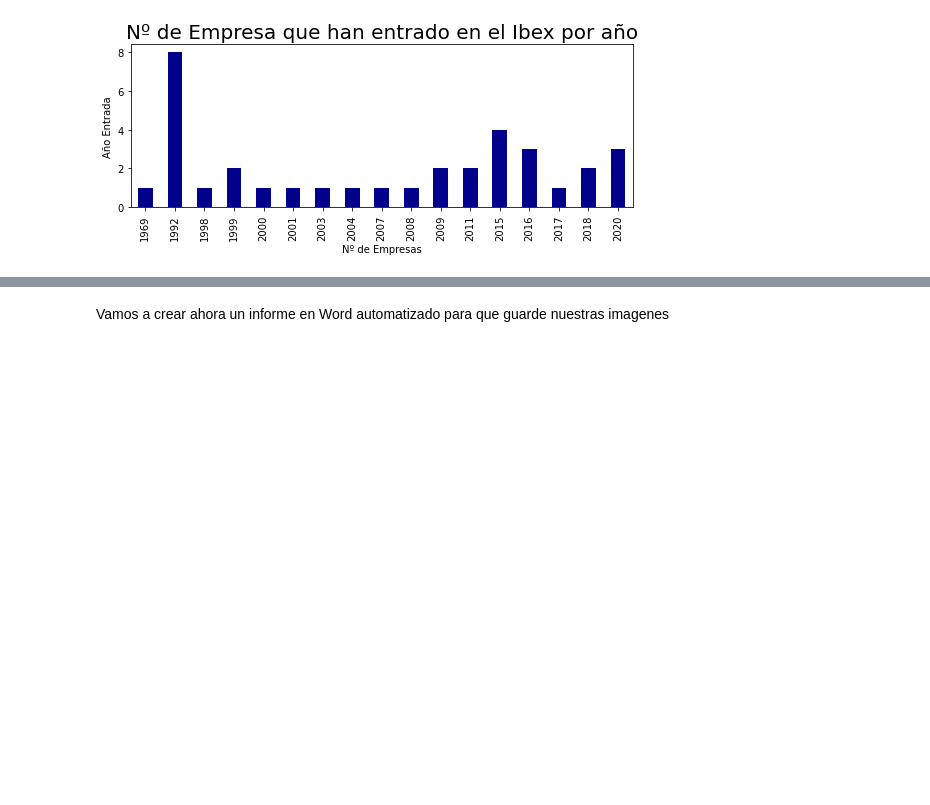
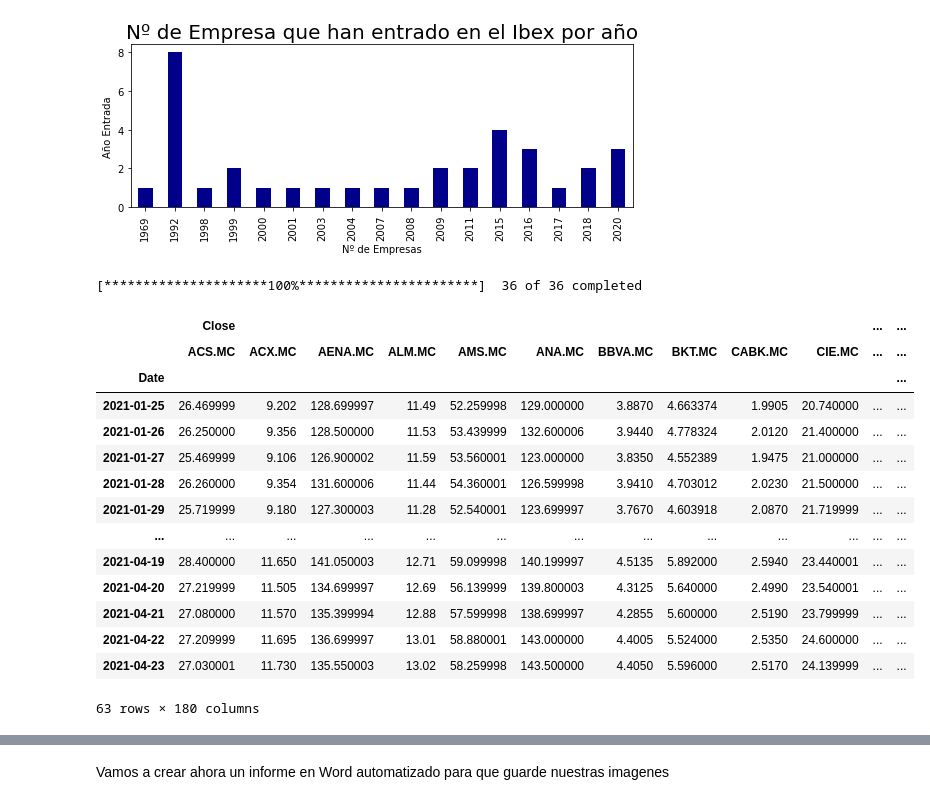
Before and after one commit to RebecaGa/TFG---URJC-2020-2021, a Jupyter notebook: 17. Automatización de informes y análisis.ipynb, the cells around one changed output, grey strips where cells are left out. Saved outputs shown, nothing was run; the diff lists cells and outputs as text; code cells hidden in the pictures; blank space fills up the shorter version.

```diff
--- a/17. Automatización de informes y análisis.ipynb
+++ b/17. Automatización de informes y análisis.ipynb
@@ -395,3 +395,26 @@ plt.savefig("Empresa.jpg", bbox_inches='tight')
 plt.show()
 # %% [output]
 [figure]
+# %%
+simb = simbolos + ['^IBEX']
+evolu = yf.download(simb, period='3mo', auto_adjust=True)
+# %% [output]
+[*********************100%***********************]  36 of 36 completed
+# %%
+evolu
+# %% [output]
+|  | Close |  |  |  |  |  |  |  |  |  | ... | ... |
+|  | ACS.MC | ACX.MC | AENA.MC | ALM.MC | AMS.MC | ANA.MC | BBVA.MC | BKT.MC | CABK.MC | CIE.MC | ... | ... |
+| Date |  |  |  |  |  |  |  |  |  |  |  | ... |
+| 2021-01-25 | 26.469999 | 9.202 | 128.699997 | 11.49 | 52.259998 | 129.000000 | 3.8870 | 4.663374 | 1.9905 | 20.740000 | ... | ... |
+| 2021-01-26 | 26.250000 | 9.356 | 128.500000 | 11.53 | 53.439999 | 132.600006 | 3.9440 | 4.778324 | 2.0120 | 21.400000 | ... | ... |
+| 2021-01-27 | 25.469999 | 9.106 | 126.900002 | 11.59 | 53.560001 | 123.000000 | 3.8350 | 4.552389 | 1.9475 | 21.000000 | ... | ... |
+| 2021-01-28 | 26.260000 | 9.354 | 131.600006 | 11.44 | 54.360001 | 126.599998 | 3.9410 | 4.703012 | 2.0230 | 21.500000 | ... | ... |
+| 2021-01-29 | 25.719999 | 9.180 | 127.300003 | 11.28 | 52.540001 | 123.699997 | 3.7670 | 4.603918 | 2.0870 | 21.719999 | ... | ... |
+| ... | ... | ... | ... | ... | ... | ... | ... | ... | ... | ... | ... | ... |
+| 2021-04-19 | 28.400000 | 11.650 | 141.050003 | 12.71 | 59.099998 | 140.199997 | 4.5135 | 5.892000 | 2.5940 | 23.440001 | ... | ... |
+| 2021-04-20 | 27.219999 | 11.505 | 134.699997 | 12.69 | 56.139999 | 139.800003 | 4.3125 | 5.640000 | 2.4990 | 23.540001 | ... | ... |
+| 2021-04-21 | 27.080000 | 11.570 | 135.399994 | 12.88 | 57.599998 | 138.699997 | 4.2855 | 5.600000 | 2.5190 | 23.799999 | ... | ... |
+| 2021-04-22 | 27.209999 | 11.695 | 136.699997 | 13.01 | 58.880001 | 143.000000 | 4.4005 | 5.524000 | 2.5350 | 24.600000 | ... | ... |
+| 2021-04-23 | 27.030001 | 11.730 | 135.550003 | 13.02 | 58.259998 | 143.500000 | 4.4050 | 5.596000 | 2.5170 | 24.139999 | ... | ... |
+63 rows × 180 columns
```
Also changed, not shown: parts of 18 cells of this notebook, 2 other files.
